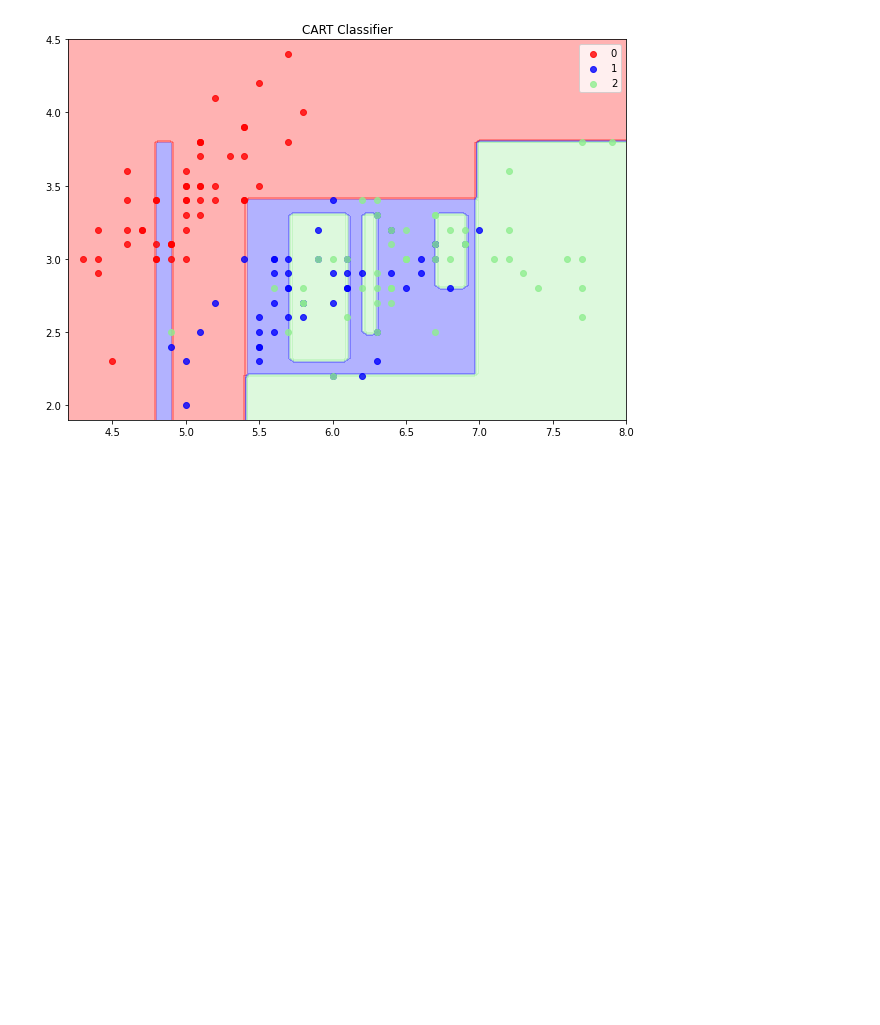
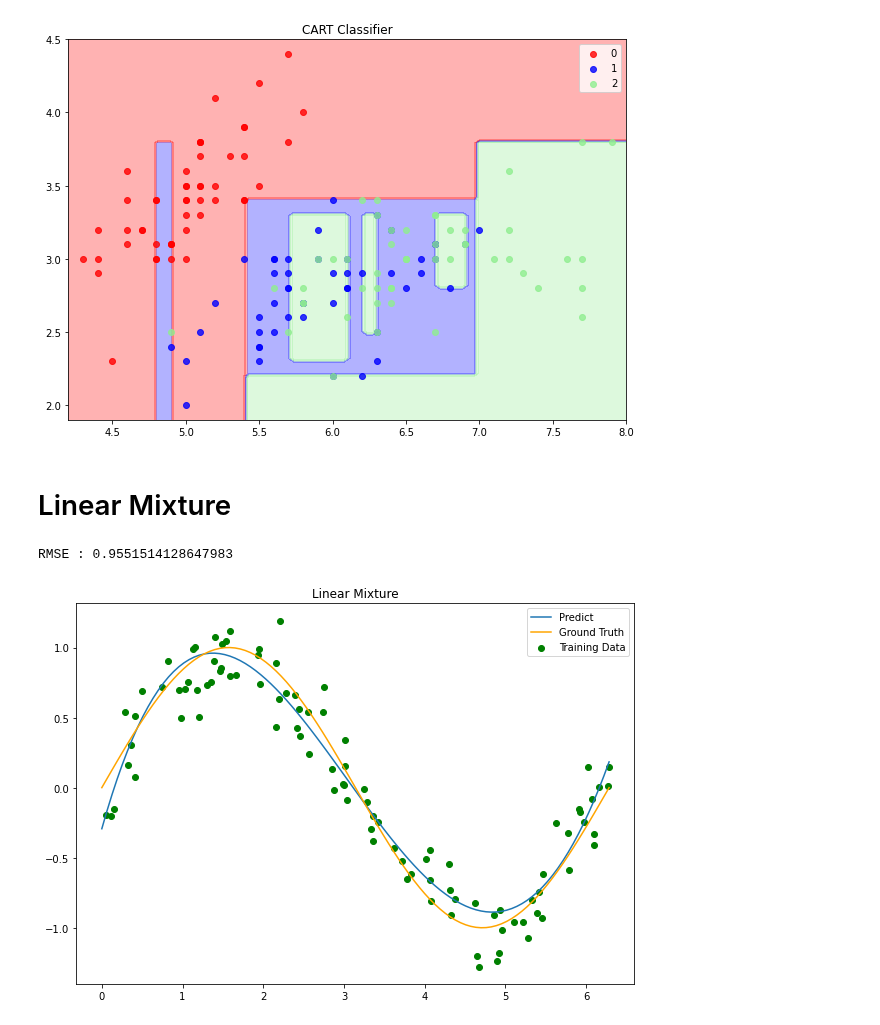
Before and after one commit to negRhlk/PRML, a Jupyter notebook: short_notebook/chapter14_short_ver.ipynb, the cells around one changed output. Cells and saved outputs as stored; diff of their text form; code cells hidden in the pictures; blank space fills up the shorter version.

```diff
--- a/short_notebook/chapter14_short_ver.ipynb
+++ b/short_notebook/chapter14_short_ver.ipynb
@@ -84,3 +85,14 @@ cart.fit(X,y)
 plot_classifier(X,y,cart,title="CART Classifier")
 # %% [output]
 [figure]
+# %% [markdown]
+# Linear Mixture
+# %%
+generator = RegressionDataGenerator(f=np.sin)
+X,y = generator(n=100,std=0.2)
+linMix = LinearMixture(K=5,basis_function="polynomial",deg=4)
+linMix.fit(X,y.ravel())
+plot_regression1D(X,y,linMix,title="Linear Mixture",f=np.sin)
+# %% [output]
+RMSE : 0.9551514128647983
+[figure, added]
```
Also changed, not shown: parts of 4 cells of this notebook, 1 other file.
